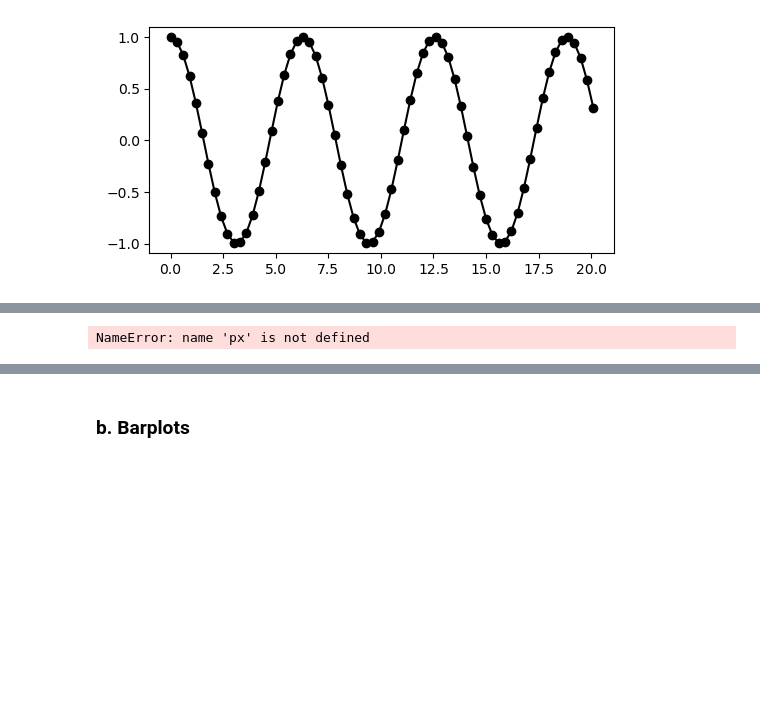
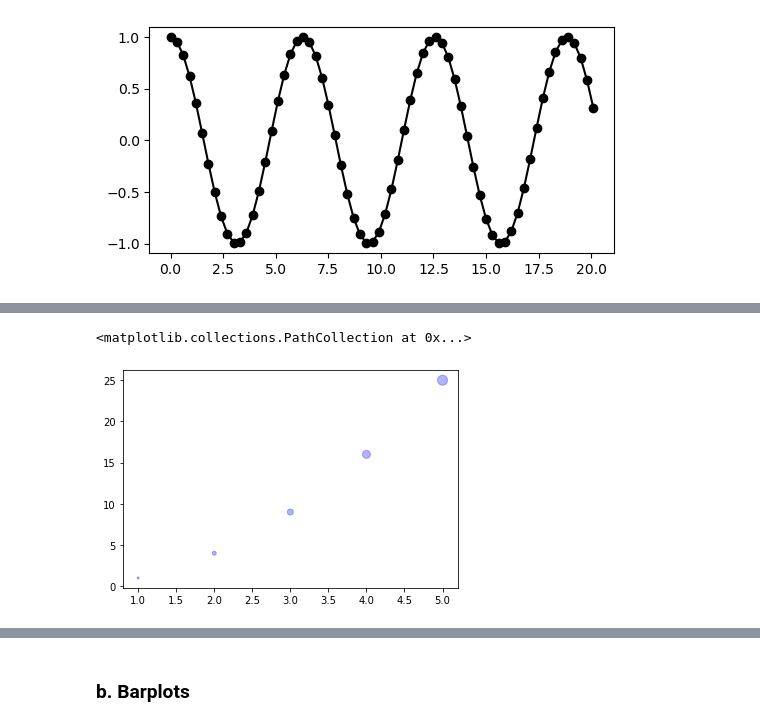
Before and after one commit to harshagiri/pydila, a Jupyter notebook: NPV-MANDATORY ASSIGNMENT_5/NPV_5B/NPV_5B.ipynb, the cells around one changed output, grey strips where cells are left out. Saved outputs shown, nothing was run; the diff lists cells and outputs as text; code cells hidden in the pictures; blank space fills up the shorter version.

```diff
--- a/NPV-MANDATORY ASSIGNMENT_5/NPV_5B/NPV_5B.ipynb
+++ b/NPV-MANDATORY ASSIGNMENT_5/NPV_5B/NPV_5B.ipynb
@@ -105,25 +110,16 @@ plt.show()
 </table>
 
 **Note:** A bubble chart is a type of scatter plot that represents three dimensional data. The third variable is represented by the size of a point (marker).
-# %%
-# type your code here
-# creating random data through randomint
-# function of numpy.random
-np.random.seed(42)
-
-random_x= np.random.randint(1,101,100)
-random_y= np.random.randint(1,101,100)
-
-plot = px.Figure(data=[px.Scatter(
-    x = random_x,
-    y = random_y,
-    mode = 'markers',
-    marker_size = [115, 20, 30])
-])
-
-plot.show()
-# %% [output]
-NameError: name 'px' is not defined
+# %%
+# type your code here
+np.random.seed(23)
+x1 = np.arange(1,6)
+y1 = x1 * 2
+y2 = x1 ** 2
+plt.scatter(x1, y2, color='blue', s=y2*4, alpha=0.3)
+# %% [output]
+<matplotlib.collections.PathCollection at 0x...>
+[figure, added]
 # %% [markdown]
 <table align="left">
     <tr>
```
Also changed, not shown: parts of 10 cells of this notebook, 1 other file.
